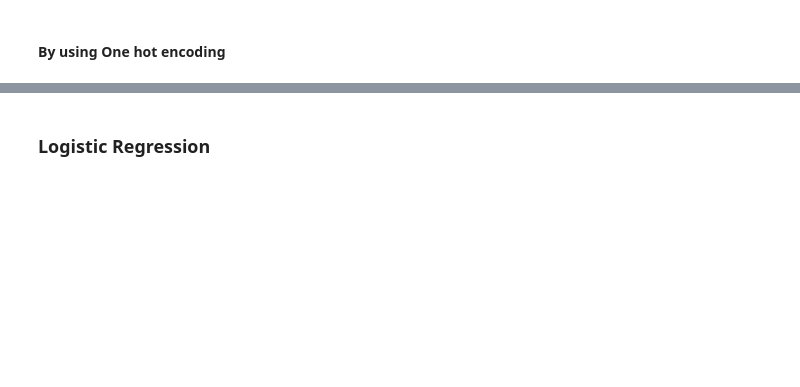
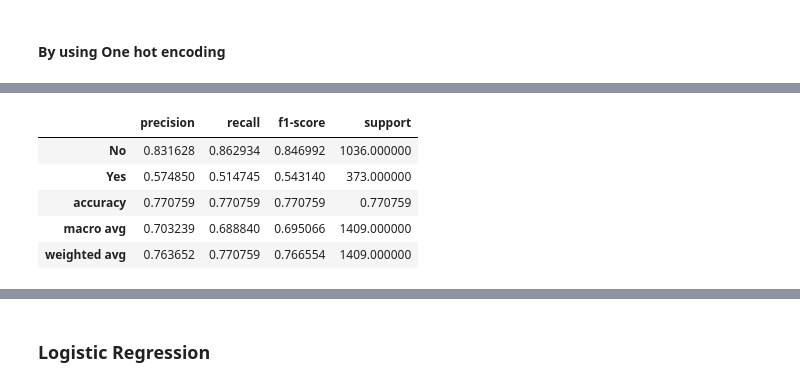
Before and after one commit to pratham122/Telco_customer_data, a Jupyter notebook: Telco_customer.ipynb, the cells around one changed output, grey strips where cells are left out. Cells and saved outputs as stored; diff of their text form; code cells hidden in the pictures; blank space fills up the shorter version.

```diff
--- a/Telco_customer.ipynb
+++ b/Telco_customer.ipynb
@@ -437,3 +490,13 @@ accuracy_score(y_test, y_pred_oh)
+# %%
+y_pred_oh = (y_prob_oh >= 0.3).astype(int)
+pd.DataFrame(classification_report(y_test, y_pred_oh, target_names=le.classes_ ,output_dict=True)).transpose()
+# %% [output]
+|  | precision | recall | f1-score | support |
+| No | 0.831628 | 0.862934 | 0.846992 | 1036.000000 |
+| Yes | 0.574850 | 0.514745 | 0.543140 | 373.000000 |
+| accuracy | 0.770759 | 0.770759 | 0.770759 | 0.770759 |
+| macro avg | 0.703239 | 0.688840 | 0.695066 | 1409.000000 |
+| weighted avg | 0.763652 | 0.770759 | 0.766554 | 1409.000000 |
 # %%
 # Removing features with low importance and high cardinality to reduce dimensionality.
 x_train_sel = x_train.drop(['Dependents', 'tenure', 'MultipleLines','gender', 'PaperlessBilling', 'SeniorCitizen'], axis=1)
```
Also changed, not shown: parts of 12 cells of this notebook, 2 other files.
